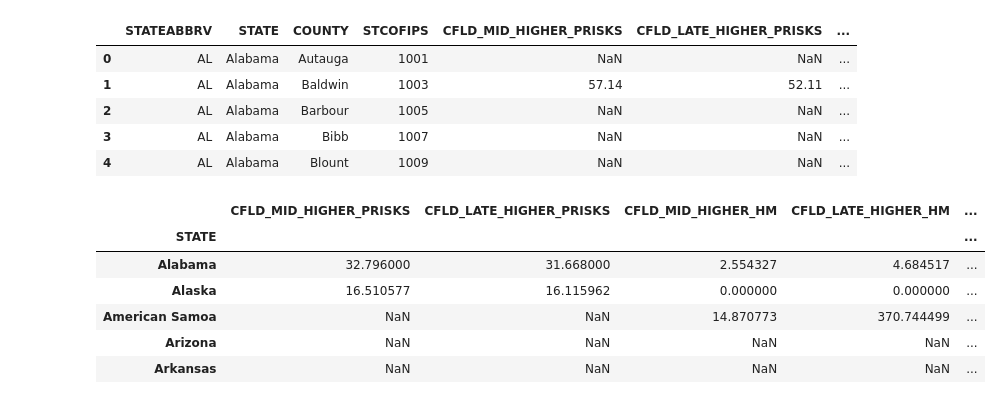
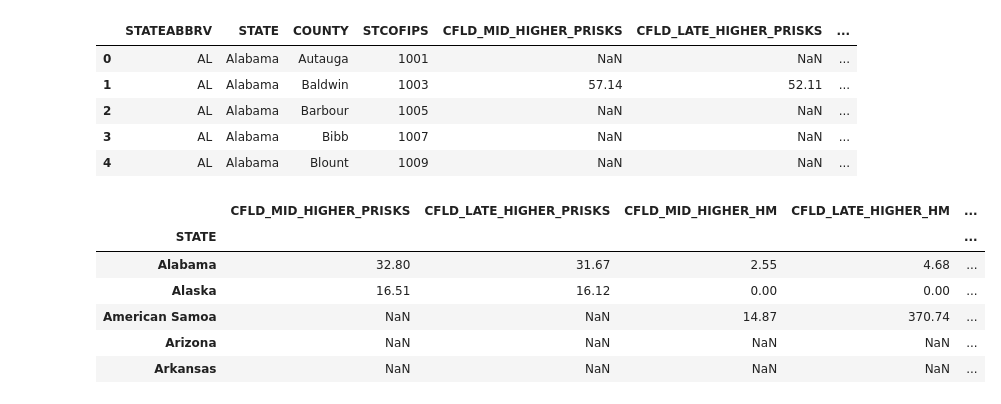
Before and after one commit to vanderbilt-data-science/climate-policy, a Jupyter notebook: maps_testing.ipynb, the cells around one changed output. Drawn from its saved outputs; the diff is of its cells as text; code cells hidden in the pictures.

```diff
--- a/maps_testing.ipynb
+++ b/maps_testing.ipynb
@@ -291,30 +291,30 @@ nri_df.head()
 # %%
 grouped_states = nri_df.groupby("STATE").agg(
         CFLD_MID_HIGHER_PRISKS=("CFLD_MID_HIGHER_PRISKS", "mean"),
         CFLD_LATE_HIGHER_PRISKS=("CFLD_LATE_HIGHER_PRISKS", "mean"),
         CFLD_MID_HIGHER_HM=("CFLD_MID_HIGHER_HM", "mean"),
         CFLD_LATE_HIGHER_HM=("CFLD_LATE_HIGHER_HM", "mean"),
         WFIR_MID_HIGHER_PRISKS=("WFIR_MID_HIGHER_PRISKS", "mean"),
         WFIR_LATE_HIGHER_PRISKS=("WFIR_LATE_HIGHER_PRISKS", "mean"),
         WFIR_MID_HIGHER_HM=("WFIR_MID_HIGHER_HM", "mean"),
         WFIR_LATE_HIGHER_HM=("WFIR_LATE_HIGHER_HM", "mean"),
         DRGT_MID_HIGHER_PRISKS=("DRGT_MID_HIGHER_PRISKS", "mean"),
         DRGT_LATE_HIGHER_PRISKS=("DRGT_LATE_HIGHER_PRISKS", "mean"),
         DRGT_MID_HIGHER_HM=("DRGT_MID_HIGHER_HM", "mean"),
         DRGT_LATE_HIGHER_HM=("DRGT_LATE_HIGHER_HM", "mean"),
         HRCN_MID_HIGHER_PRISKS=("HRCN_MID_HIGHER_PRISKS", "mean"),
         HRCN_LATE_HIGHER_PRISKS=("HRCN_LATE_HIGHER_PRISKS", "mean"),
         HRCN_MID_HIGHER_HM=("HRCN_MID_HIGHER_HM", "mean"),
         HRCN_LATE_HIGHER_HM=("HRCN_LATE_HIGHER_HM", "mean"),
-    )
+    ).round(2)
 
 grouped_states.head()
 # %% [output]
 |  | CFLD_MID_HIGHER_PRISKS | CFLD_LATE_HIGHER_PRISKS | CFLD_MID_HIGHER_HM | CFLD_LATE_HIGHER_HM | ... |
 | STATE |  |  |  |  | ... |
-| Alabama | 32.796000 | 31.668000 | 2.554327 | 4.684517 | ... |
-| Alaska | 16.510577 | 16.115962 | 0.000000 | 0.000000 | ... |
-| American Samoa | NaN | NaN | 14.870773 | 370.744499 | ... |
+| Alabama | 32.80 | 31.67 | 2.55 | 4.68 | ... |
+| Alaska | 16.51 | 16.12 | 0.00 | 0.00 | ... |
+| American Samoa | NaN | NaN | 14.87 | 370.74 | ... |
 | Arizona | NaN | NaN | NaN | NaN | ... |
 | Arkansas | NaN | NaN | NaN | NaN | ... |
 # %%
```
Also changed, not shown: parts of 2 cells of this notebook, 7 other files.
